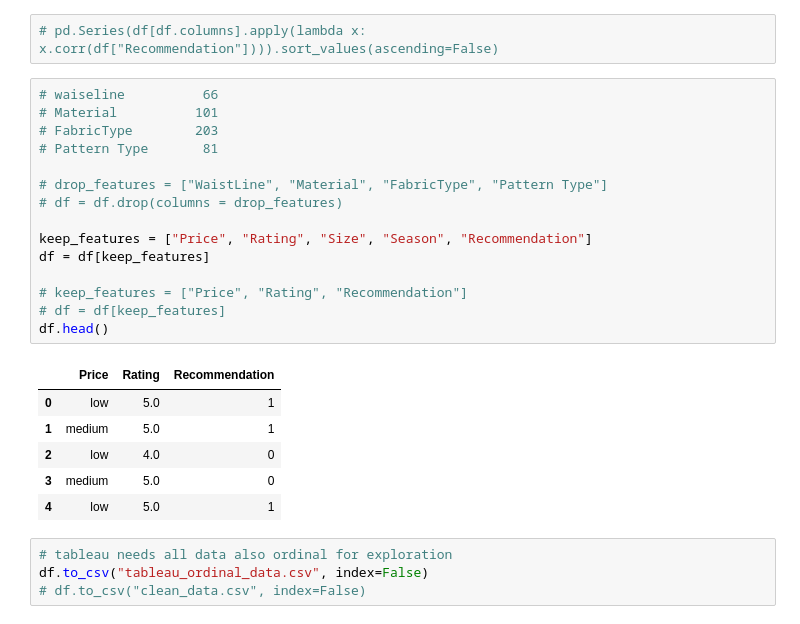
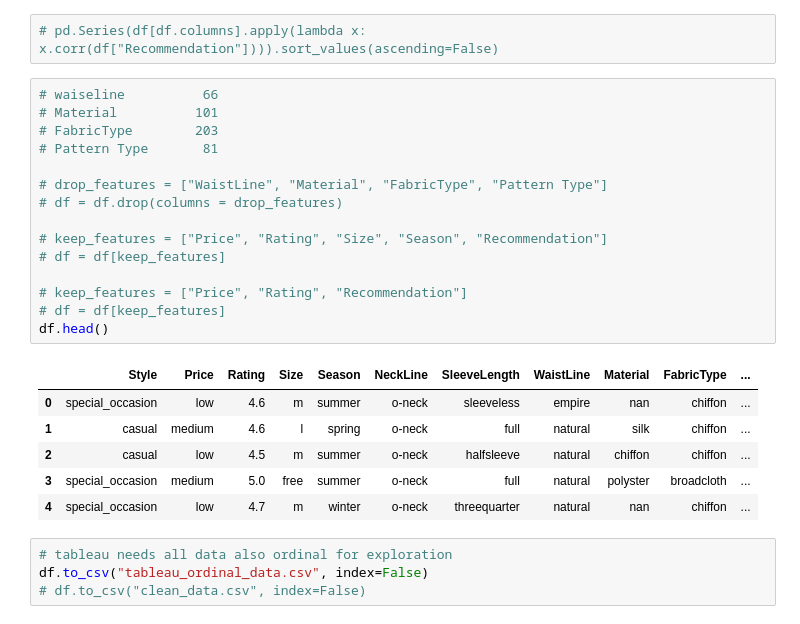
Before and after one commit to juzhangdata/fashion_project, a Jupyter notebook: dress_recommendation/dress_recommendation.ipynb, the cells around one changed output. Saved outputs shown, nothing was run; the diff lists cells and outputs as text.

```diff
--- a/dress_recommendation/dress_recommendation.ipynb
+++ b/dress_recommendation/dress_recommendation.ipynb
@@ -420,25 +420,25 @@ for col in df.columns.values:
 # %%
 # waiseline          66
 # Material          101
 # FabricType        203
 # Pattern Type       81
 
 # drop_features = ["WaistLine", "Material", "FabricType", "Pattern Type"]
 # df = df.drop(columns = drop_features)
 
-keep_features = ["Price", "Rating", "Size", "Season", "Recommendation"]
-df = df[keep_features]
+# keep_features = ["Price", "Rating", "Size", "Season", "Recommendation"]
+# df = df[keep_features]
 
 # keep_features = ["Price", "Rating", "Recommendation"]
 # df = df[keep_features]
 df.head()
 # %% [output]
-|  | Price | Rating | Recommendation |
-| 0 | low | 5.0 | 1 |
-| 1 | medium | 5.0 | 1 |
-| 2 | low | 4.0 | 0 |
-| 3 | medium | 5.0 | 0 |
-| 4 | low | 5.0 | 1 |
+|  | Style | Price | Rating | Size | Season | NeckLine | SleeveLength | WaistLine | Material | FabricType | ... |
+| 0 | special_occasion | low | 4.6 | m | summer | o-neck | sleeveless | empire | nan | chiffon | ... |
+| 1 | casual | medium | 4.6 | l | spring | o-neck | full | natural | silk | chiffon | ... |
+| 2 | casual | low | 4.5 | m | summer | o-neck | halfsleeve | natural | chiffon | chiffon | ... |
+| 3 | special_occasion | medium | 5.0 | free | summer | o-neck | full | natural | polyster | broadcloth | ... |
+| 4 | special_occasion | low | 4.7 | m | winter | o-neck | threequarter | natural | nan | chiffon | ... |
 # %%
 # tableau needs all data also ordinal for exploration
 df.to_csv("tableau_ordinal_data.csv", index=False)
```
Also changed, not shown: parts of 27 cells of this notebook, 8 other files.
